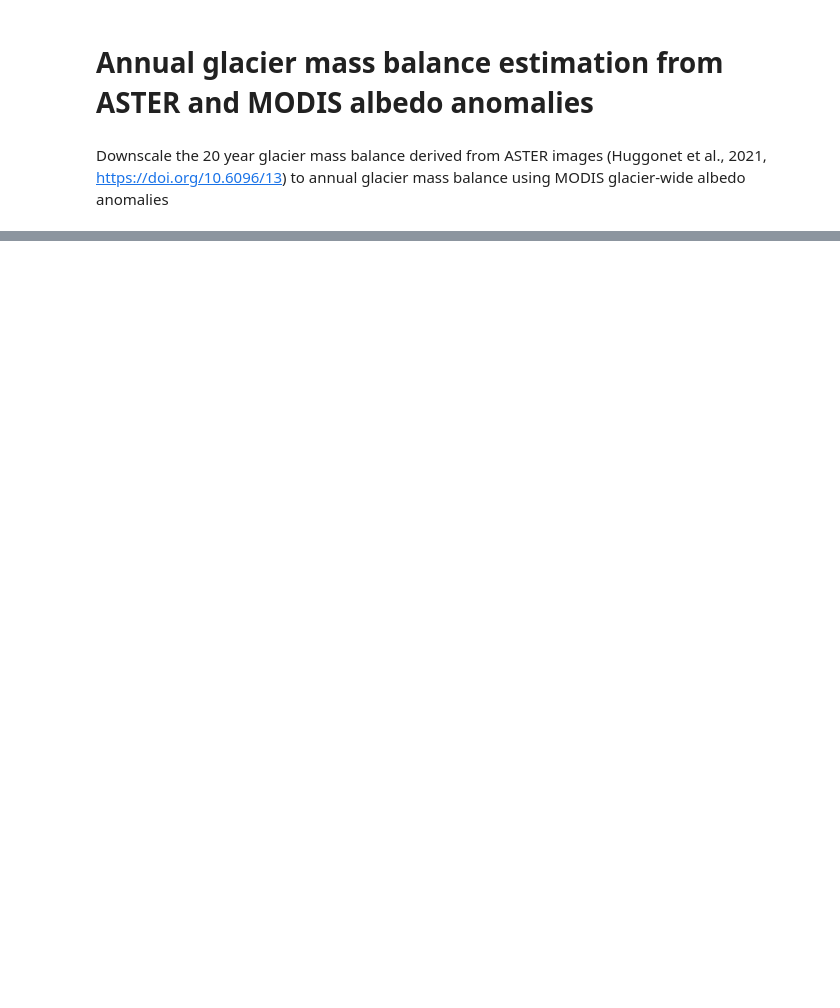
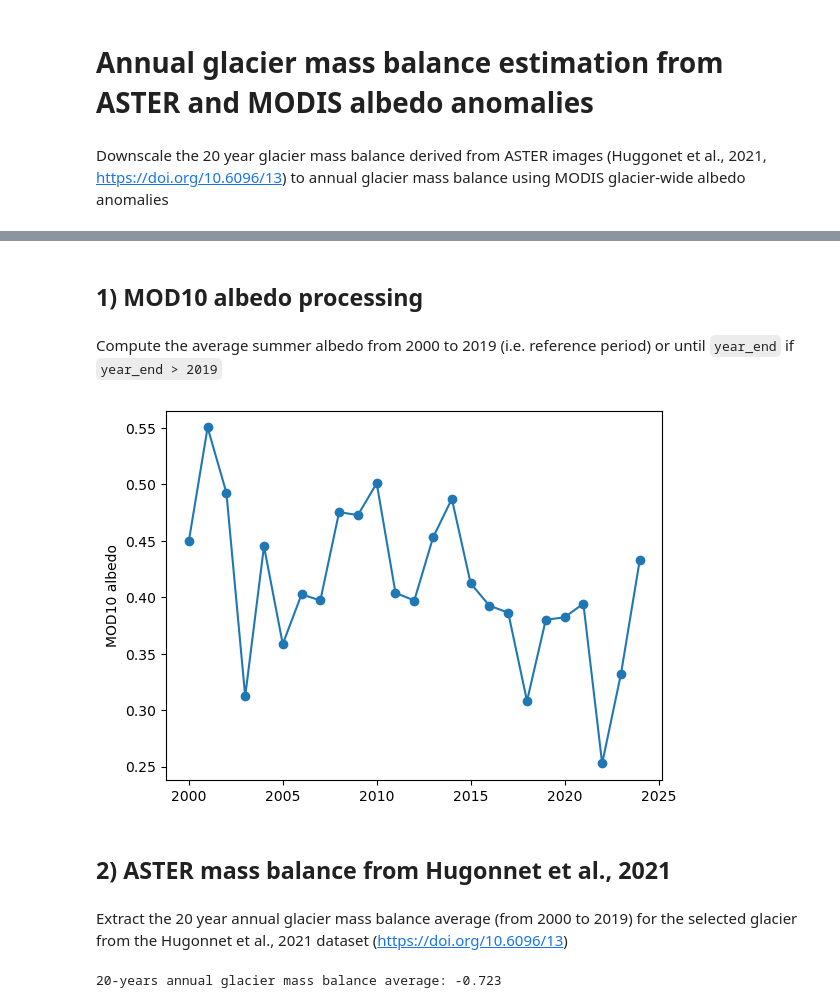
Before and after one commit to mattiacallegari/albedo-anomaly-method, a Jupyter notebook: GMB_estimation.ipynb, the cells around one changed output, grey strips where cells are left out. Cells and saved outputs as stored; diff of their text form; code cells hidden in the pictures; blank space fills up the shorter version.

```diff
--- a/GMB_estimation.ipynb
+++ b/GMB_estimation.ipynb
@@ -339,0 +49,36 @@ r2_score(df_plot['WGMS_gmb'], df_plot['MOD10_albedo_gmb'])
+# %% [markdown]
+## 1) MOD10 albedo processing
+# %% [markdown]
+Compute the average summer albedo from 2000 to 2019 (i.e. reference period) or until `year_end` if `year_end > 2019`
+# %%
+glacier_outline = ee.Geometry(mapping(glacier_outline.loc[rgi60_id].geometry))
+
+alb = []
+for y in range(2000, max(2019, year_end)+1):
+    start_date = f'{y}-05-01'
+    end_date = f'{y}-10-31'
+    mod_collection = glalbedo.MODalbedo(start_date, end_date, glacier_outline)
+    mod_albedo = glalbedo.albedo_ts(mod_collection, glacier_outline, scale=500)
+    mod_albedo = glalbedo.albedo_interp(mod_albedo, 0.7)
+    alb.append(mod_albedo['albedo_avg_interp'].mean())
+
+MOD10_albedo = pd.Series(index=range(2000, max(2019, year_end)+1), data=alb)
+ax = MOD10_albedo.plot(marker='o', ylabel='MOD10 albedo')
+ax.xaxis.get_major_locator().set_params(integer=True)
+# %% [output]
+[figure, added]
+# %% [markdown]
+## 2) ASTER mass balance from Hugonnet et al., 2021
+# %% [markdown]
+Extract the 20 year annual glacier mass balance average (from 2000 to 2019) for the selected glacier from the Hugonnet et al., 2021 dataset (https://doi.org/10.6096/13)
+# %%
+try:
+    ASTER_filename = glob.glob(f'./data/Hugonnet2021/dh_{region_code}*.csv')[0]
+except IndexError:
+    raise FileNotFoundError(f"No Hugonnet file available for region code {region_code}")
+
+ASTER_gmb = pd.read_csv(ASTER_filename, usecols=['rgiid', 'period', 'dmdtda'], index_col=['rgiid', 'period'])
+ASTER_gmb = ASTER_gmb.loc[(rgi60_id, '2000-01-01_2020-01-01'), 'dmdtda']
+print('20-years annual glacier mass balance average:', ASTER_gmb)
+# %% [output]
+20-years annual glacier mass balance average: -0.723
```
Also changed, not shown: parts of 45 cells of this notebook, 19 other files.
